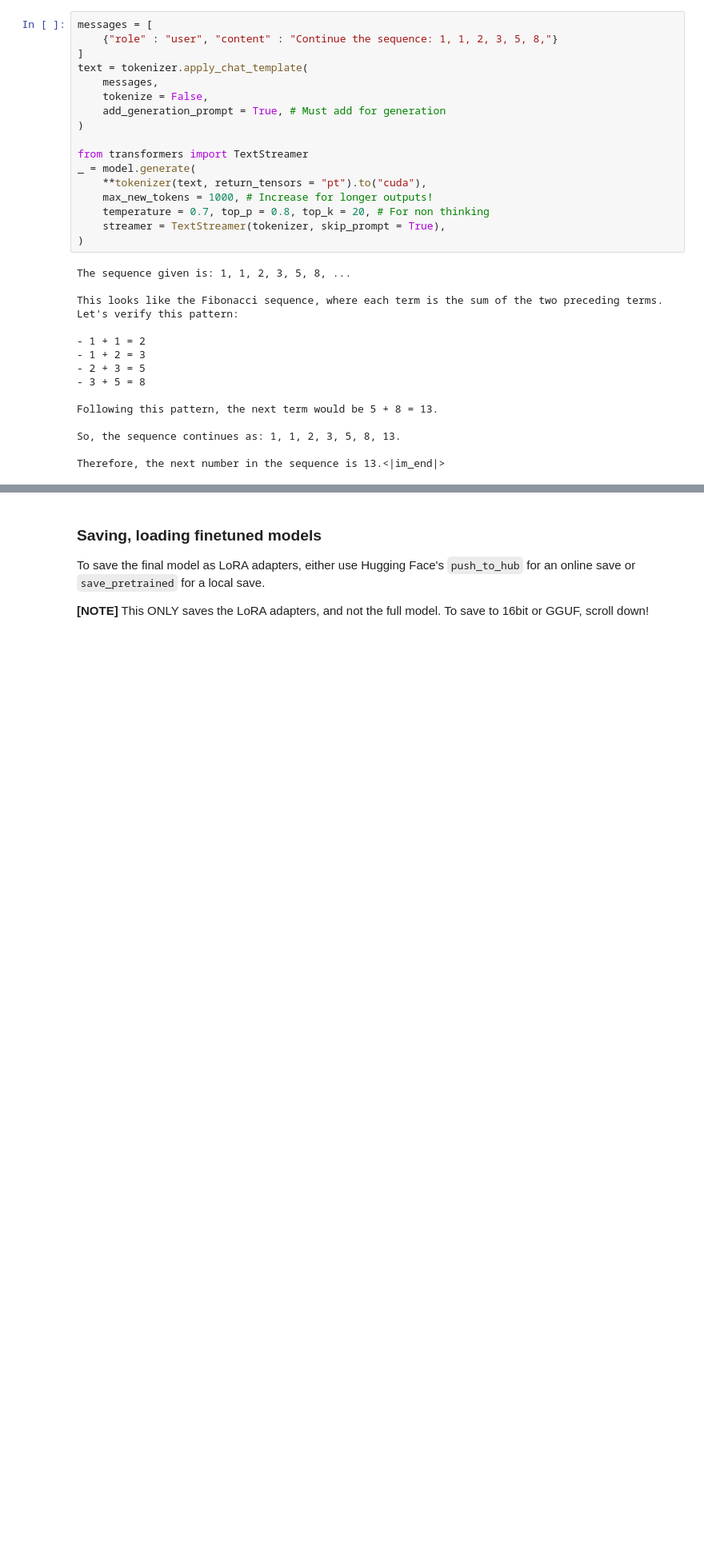
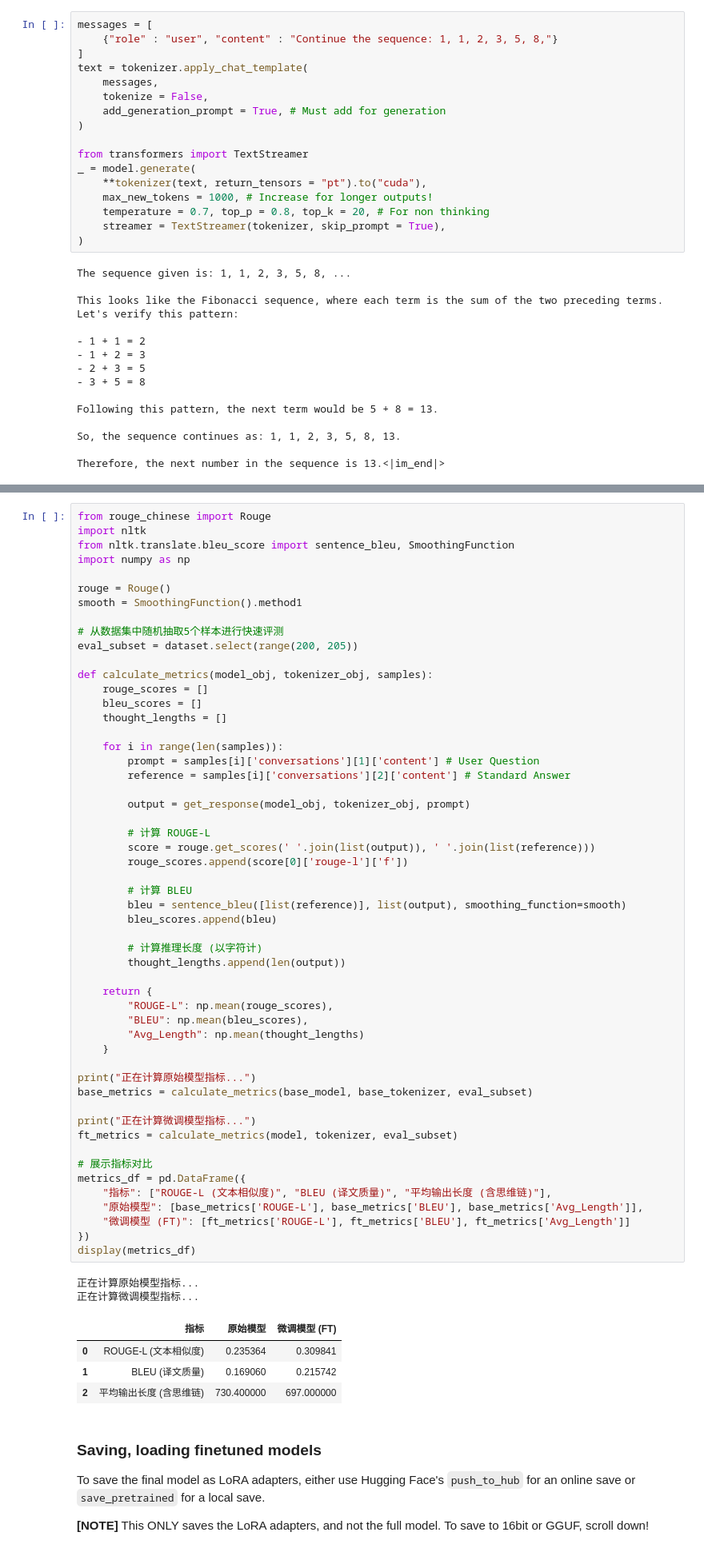
Before and after one commit to BrotherHai/1, a Jupyter notebook: nb/Kaggle-Qwen3_(4B)-Instruct.ipynb, the cells around one changed output, grey strips where cells are left out. Shown at 80% size. Drawn from its saved outputs; the diff is of its cells as text; blank space fills up the shorter version.

```diff
--- a/nb/Kaggle-Qwen3_(4B)-Instruct.ipynb
+++ b/nb/Kaggle-Qwen3_(4B)-Instruct.ipynb
@@ -425,3 +664,63 @@ Therefore, the next number in the sequence is 13.<|im_end|>
+# %%
+from rouge_chinese import Rouge
+import nltk
+from nltk.translate.bleu_score import sentence_bleu, SmoothingFunction
+import numpy as np
+
+rouge = Rouge()
+smooth = SmoothingFunction().method1
+
+# 从数据集中随机抽取5个样本进行快速评测
+eval_subset = dataset.select(range(200, 205))
+
+def calculate_metrics(model_obj, tokenizer_obj, samples):
+    rouge_scores = []
+    bleu_scores = []
+    thought_lengths = []
+
+    for i in range(len(samples)):
+        prompt = samples[i]['conversations'][1]['content'] # User Question
+        reference = samples[i]['conversations'][2]['content'] # Standard Answer
+
+        output = get_response(model_obj, tokenizer_obj, prompt)
+
+        # 计算 ROUGE-L
+        score = rouge.get_scores(' '.join(list(output)), ' '.join(list(reference)))
+        rouge_scores.append(score[0]['rouge-l']['f'])
+
+        # 计算 BLEU
+        bleu = sentence_bleu([list(reference)], list(output), smoothing_function=smooth)
+        bleu_scores.append(bleu)
+
+        # 计算推理长度 (以字符计)
+        thought_lengths.append(len(output))
+
+    return {
+        "ROUGE-L": np.mean(rouge_scores),
+        "BLEU": np.mean(bleu_scores),
+        "Avg_Length": np.mean(thought_lengths)
+    }
+
+print("正在计算原始模型指标...")
+base_metrics = calculate_metrics(base_model, base_tokenizer, eval_subset)
+
+print("正在计算微调模型指标...")
+ft_metrics = calculate_metrics(model, tokenizer, eval_subset)
+
+# 展示指标对比
+metrics_df = pd.DataFrame({
+    "指标": ["ROUGE-L (文本相似度)", "BLEU (译文质量)", "平均输出长度 (含思维链)"],
+    "原始模型": [base_metrics['ROUGE-L'], base_metrics['BLEU'], base_metrics['Avg_Length']],
+    "微调模型 (FT)": [ft_metrics['ROUGE-L'], ft_metrics['BLEU'], ft_metrics['Avg_Length']]
+})
+display(metrics_df)
+# %% [output]
+正在计算原始模型指标...
+正在计算微调模型指标...
+|  | 指标 | 原始模型 | 微调模型 (FT) |
+| 0 | ROUGE-L (文本相似度) | 0.235364 | 0.309841 |
+| 1 | BLEU (译文质量) | 0.169060 | 0.215742 |
+| 2 | 平均输出长度 (含思维链) | 730.400000 | 697.000000 |
 # %% [markdown]
 <a name="Save"></a>
 ### Saving, loading finetuned models
```
Also changed, not shown: parts of 13 cells of this notebook.
